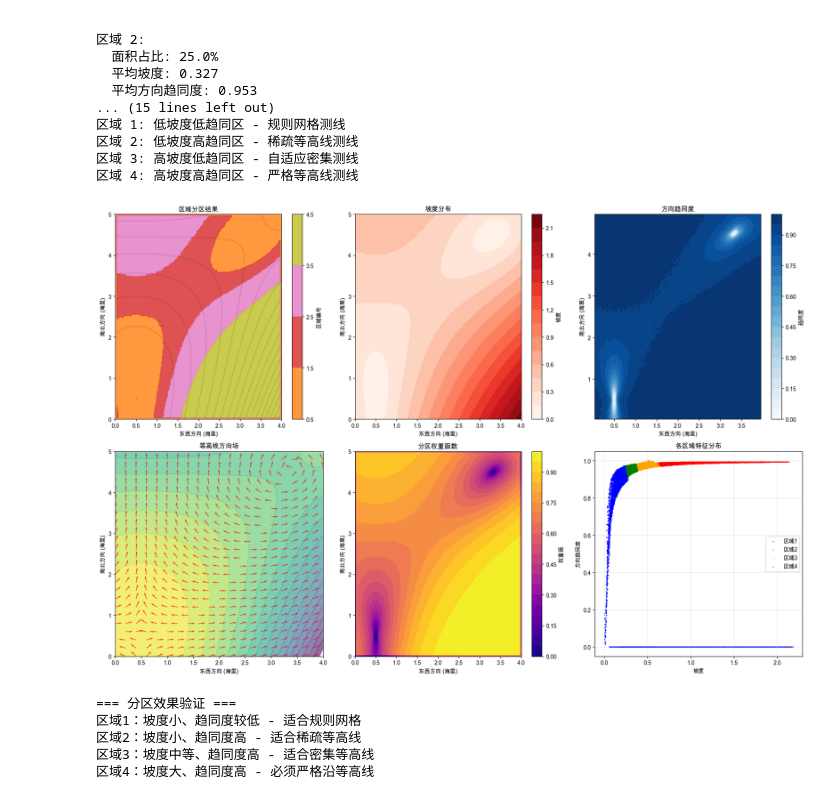
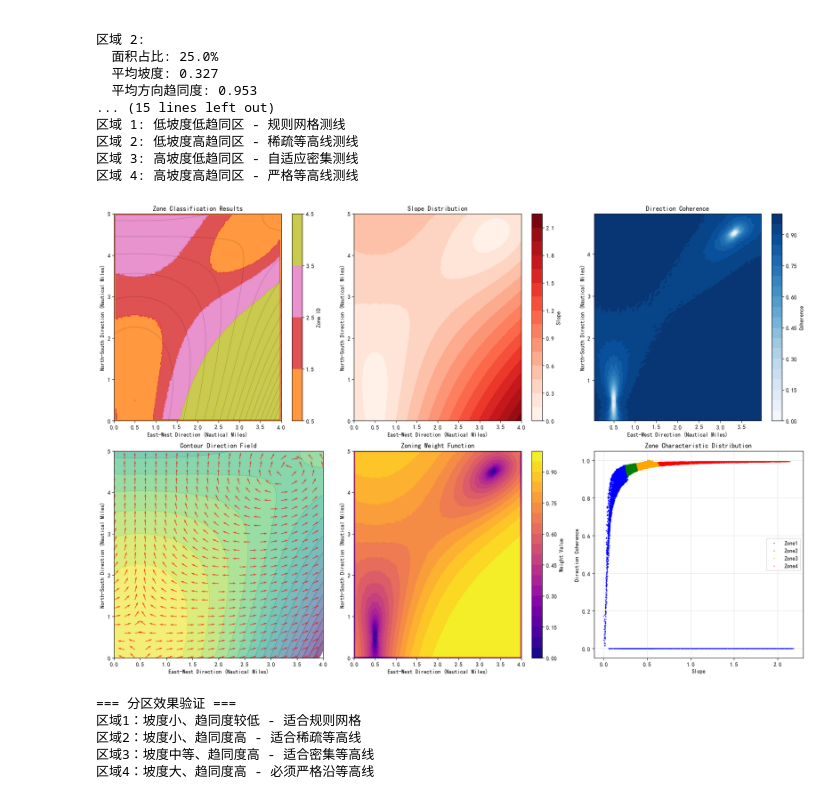
Before and after one commit to qianliq/CUMCM2023B, a Jupyter notebook: q4/q4graph.ipynb, the cells around one changed output. Saved outputs shown, nothing was run; the diff lists cells and outputs as text; code cells hidden in the pictures.

```diff
--- a/q4/q4graph.ipynb
+++ b/q4/q4graph.ipynb
@@ -393,25 +393,25 @@ im1 = axes[0,0].contourf(X, Y, zones, levels=np.arange(0.5, 5.5, 1),
                         cmap='tab10', alpha=0.8)
 axes[0,0].contour(X, Y, depth_data, levels=np.arange(20, 200, 10),
                  colors='black', alpha=0.3, linewidths=0.5)
-axes[0,0].set_title('区域分区结果')
-axes[0,0].set_xlabel('东西方向 (海里)')
-axes[0,0].set_ylabel('南北方向 (海里)')
-plt.colorbar(im1, ax=axes[0,0], label='区域编号')
+axes[0,0].set_title('Zone Classification Results')
+axes[0,0].set_xlabel('East-West Direction (Nautical Miles)')
+axes[0,0].set_ylabel('North-South Direction (Nautical Miles)')
+plt.colorbar(im1, ax=axes[0,0], label='Zone ID')
 
 # 坡度分布图
 im2 = axes[0,1].contourf(X, Y, slope, levels=20, cmap='Reds')
-axes[0,1].set_title('坡度分布')
-axes[0,1].set_xlabel('东西方向 (海里)')
-axes[0,1].set_ylabel('南北方向 (海里)')
-plt.colorbar(im2, ax=axes[0,1], label='坡度')
+axes[0,1].set_title('Slope Distribution')
+axes[0,1].set_xlabel('East-West Direction (Nautical Miles)')
+axes[0,1].set_ylabel('North-South Direction (Nautical Miles)')
+plt.colorbar(im2, ax=axes[0,1], label='Slope')
 
 # 方向趋同度图
 im3 = axes[0,2].contourf(X[2:-2, 2:-2], Y[2:-2, 2:-2], direction_coherence[2:-2, 2:-2],
                         levels=20, cmap='Blues')
-axes[0,2].set_title('方向趋同度')
-axes[0,2].set_xlabel('东西方向 (海里)')
-axes[0,2].set_ylabel('南北方向 (海里)')
-plt.colorbar(im3, ax=axes[0,2], label='趋同度')
+axes[0,2].set_title('Direction Coherence')
+axes[0,2].set_xlabel('East-West Direction (Nautical Miles)')
+axes[0,2].set_ylabel('North-South Direction (Nautical Miles)')
+plt.colorbar(im3, ax=axes[0,2], label='Coherence')
 
 # 等高线方向图
 # 创建方向箭头（降采样显示）
@@ -421,45 +421,45 @@ Y_arrow = Y[::step_arrow, ::step_arrow]
 U_arrow = np.cos(theta[::step_arrow, ::step_arrow])
 V_arrow = np.sin(theta[::step_arrow, ::step_arrow])
 
 axes[1,0].contourf(X, Y, depth_data, levels=np.arange(20, 200, 10),
                   cmap='viridis_r', alpha=0.6)
 axes[1,0].quiver(X_arrow, Y_arrow, U_arrow, V_arrow,
                 scale=30, alpha=0.7, color='red', width=0.003)
-axes[1,0].set_title('等高线方向场')
-axes[1,0].set_xlabel('东西方向 (海里)')
-axes[1,0].set_ylabel('南北方向 (海里)')
+axes[1,0].set_title('Contour Direction Field')
+axes[1,0].set_xlabel('East-West Direction (Nautical Miles)')
+axes[1,0].set_ylabel('North-South Direction (Nautical Miles)')
 
 # 分区权重图
 im5 = axes[1,1].contourf(X, Y, zoning_weight, levels=20, cmap='plasma')
-axes[1,1].set_title('分区权重函数')
-axes[1,1].set_xlabel('东西方向 (海里)')
-axes[1,1].set_ylabel('南北方向 (海里)')
-plt.colorbar(im5, ax=axes[1,1], label='权重值')
+axes[1,1].set_title('Zoning Weight Function')
+axes[1,1].set_xlabel('East-West Direction (Nautical Miles)')
+axes[1,1].set_ylabel('North-South Direction (Nautical Miles)')
+plt.colorbar(im5, ax=axes[1,1], label='Weight Value')
 
 # 各区域坡度-趋同度散点图
 colors = ['blue', 'green', 'orange', 'red']
 for i in range(1, 5):
     zone_mask = zones == i
     if np.sum(zone_mask) > 0:
         axes[1,2].scatter(slope[zone_mask], direction_coherence[zone_mask],
-                         c=colors[i-1], alpha=0.6, s=1, label=f'区域{i}')
+                         c=colors[i-1], alpha=0.6, s=1, label=f'Zone{i}')
 
-axes[1,2].set_xlabel('坡度')
-axes[1,2].set_ylabel('方向趋同度')
-axes[1,2].set_title('各区域特征分布')
+axes[1,2].set_xlabel('Slope')
+axes[1,2].set_ylabel('Direction Coherence')
+axes[1,2].set_title('Zone Characteristic Distribution')
 axes[1,2].legend()
 axes[1,2].grid(True, alpha=0.3)
 
 plt.tight_layout()
 plt.show()
 
 print("\n=== 分区效果验证 ===")
 print("区域1：坡度小、趋同度较低 - 适合规则网格")
 print("区域2：坡度小、趋同度高 - 适合稀疏等高线")
 print("区域3：坡度中等、趋同度高 - 适合密集等高线")
 print("区域4：坡度大、趋同度高 - 必须严格沿等高线")
 # %% [output]
-[figure, old version]
+[figure, new version]
 === 分区效果验证 ===
 区域1：坡度小、趋同度较低 - 适合规则网格
 区域2：坡度小、趋同度高 - 适合稀疏等高线
```
Also changed, not shown: parts of 3 cells of this notebook, 1 other file.
